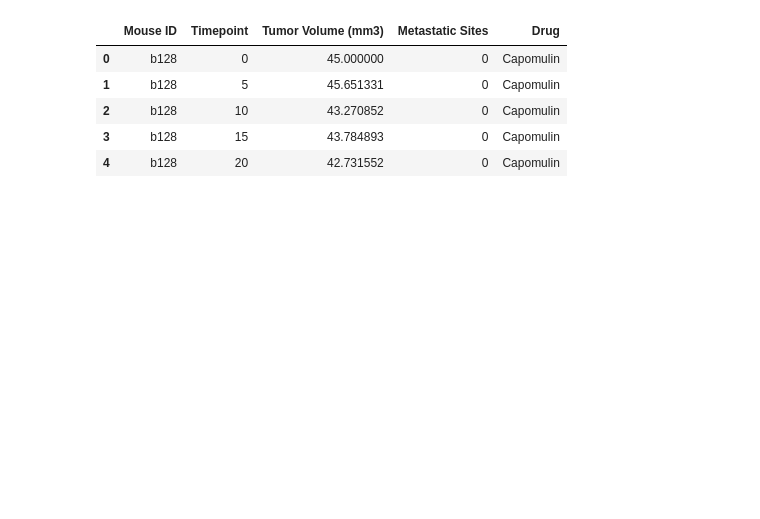
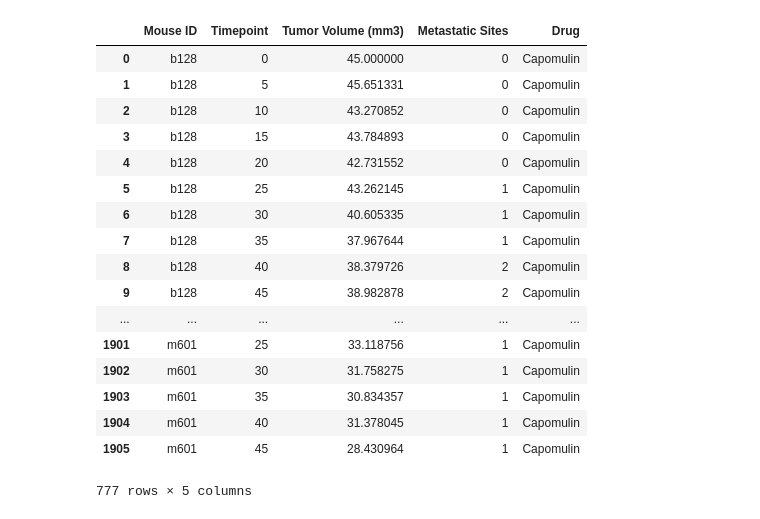
Before and after one commit to jehixson3/Charting-Pharmacutical-Data-with-Matplotlib, a Jupyter notebook: Pymaceuticals/pymaceuticals_starter.ipynb, the cells around one changed output. Saved outputs shown, nothing was run; the diff lists cells and outputs as text; code cells hidden in the pictures; blank space fills up the shorter version.

Commit message:
Have tables now to start on scatter plot chart

```diff
--- a/Pymaceuticals/pymaceuticals_starter.ipynb
+++ b/Pymaceuticals/pymaceuticals_starter.ipynb
@@ -20,13 +40,27 @@ clinical_data = pd.read_csv(clinical_trial_data)
 # %%
 # Combine the data into a single dataset
 combined_data_df = pd.merge(clinical_data, mouse_data, how='outer', on='Mouse ID')
 
-# Display the data table for preview
-combined_data_df.head()
+# Reduce data to look at effects of Capomulin, Infubinol, Ketapril, and Placebo
+drugs = ['Capomulin', 'Infubinol', 'Ketapril', 'Placebo']
+reduced_data_df = combined_data_df.loc[combined_data_df['Drug'].isin(drugs)]
+reduced_data_df
 # %% [output]
 |  | Mouse ID | Timepoint | Tumor Volume (mm3) | Metastatic Sites | Drug |
 | 0 | b128 | 0 | 45.000000 | 0 | Capomulin |
 | 1 | b128 | 5 | 45.651331 | 0 | Capomulin |
 | 2 | b128 | 10 | 43.270852 | 0 | Capomulin |
 | 3 | b128 | 15 | 43.784893 | 0 | Capomulin |
 | 4 | b128 | 20 | 42.731552 | 0 | Capomulin |
+| 5 | b128 | 25 | 43.262145 | 1 | Capomulin |
+| 6 | b128 | 30 | 40.605335 | 1 | Capomulin |
+| 7 | b128 | 35 | 37.967644 | 1 | Capomulin |
+| 8 | b128 | 40 | 38.379726 | 2 | Capomulin |
+| 9 | b128 | 45 | 38.982878 | 2 | Capomulin |
+| ... | ... | ... | ... | ... | ... |
+| 1901 | m601 | 25 | 33.118756 | 1 | Capomulin |
+| 1902 | m601 | 30 | 31.758275 | 1 | Capomulin |
+| 1903 | m601 | 35 | 30.834357 | 1 | Capomulin |
+| 1904 | m601 | 40 | 31.378045 | 1 | Capomulin |
+| 1905 | m601 | 45 | 28.430964 | 1 | Capomulin |
+777 rows × 5 columns
```
Also changed, not shown: parts of 4 cells of this notebook, 1 other file.
